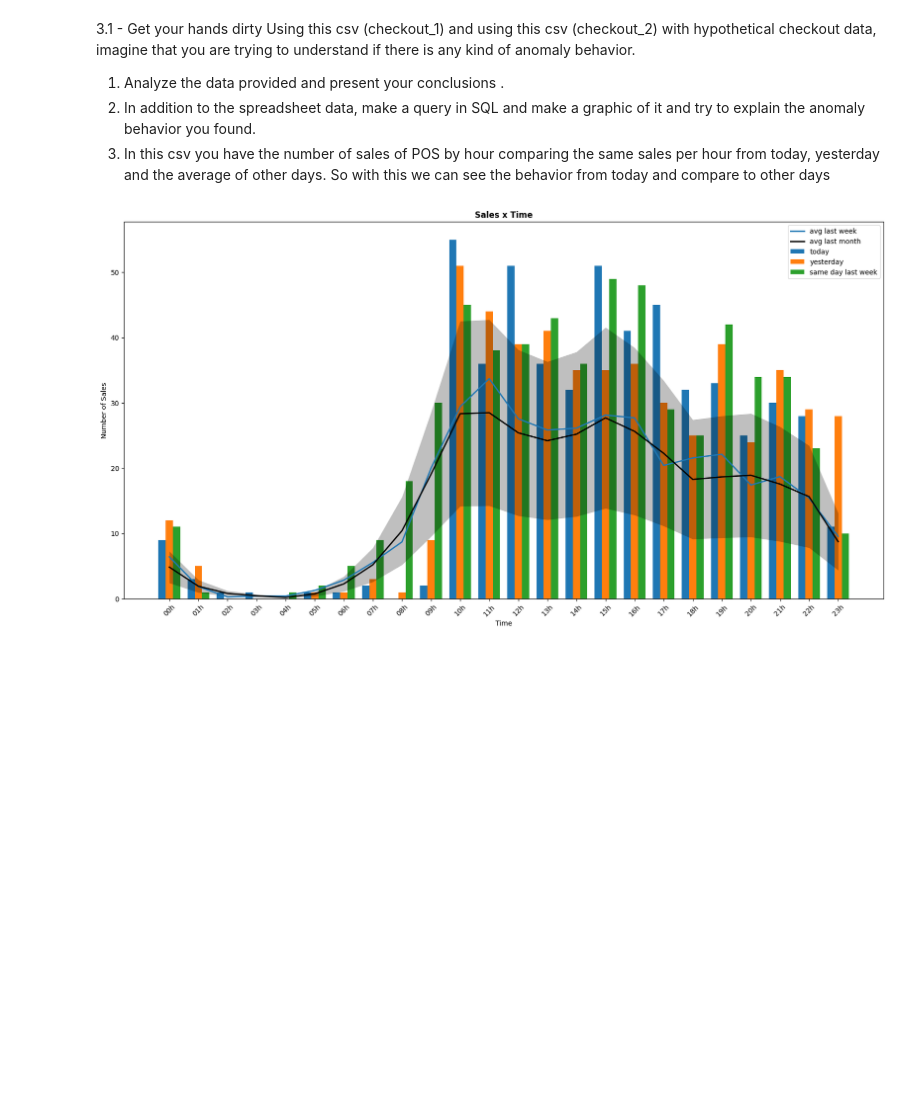
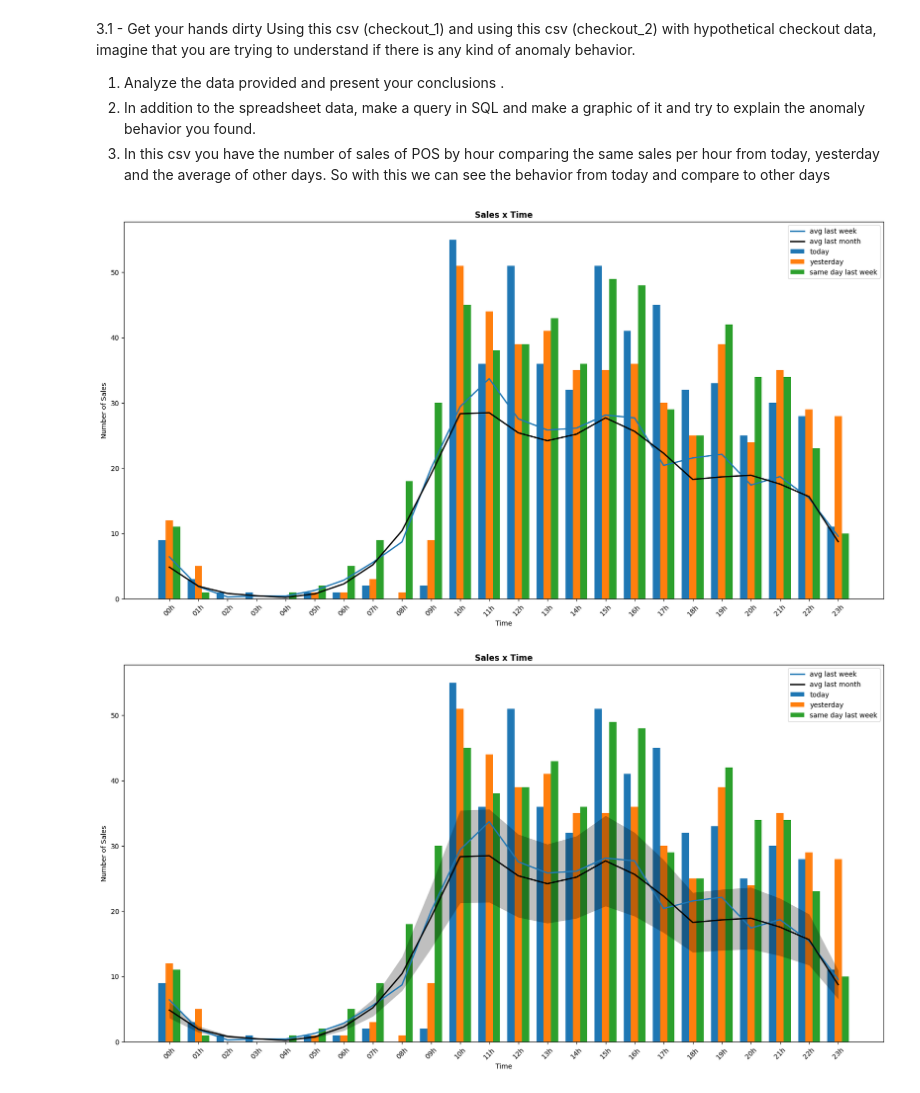
Before and after one commit to pedrofonsecapadilha/CloudWalk_Test, a Jupyter notebook: 3.1-GetYourHandsDirty.ipynb, the cells around one changed output. Drawn from its saved outputs; the diff is of its cells as text; code cells hidden in the pictures; blank space fills up the shorter version.

```diff
--- a/3.1-GetYourHandsDirty.ipynb
+++ b/3.1-GetYourHandsDirty.ipynb
@@ -8,5 +16,5 @@ Using this csv (checkout_1) and using this csv (checkout_2) with hypothetical ch
 # %%
-def sales_analyses(file, tolerance):
+def sales_analyses(file, tolerance=0):
     import pandas as pd
     import matplotlib.pyplot as plt
     import numpy as np
@@ -34,8 +42,8 @@ def sales_analyses(file, tolerance):
     plt.bar(bar3, same_day, width, label="same day last week")
     plt.plot(bar2, avg_last_week, linewidth=2, label="avg last week")
     plt.plot(bar2, avg_last_month, linewidth=2, label="avg last month", color="black")
-    plt.fill_between(bar2, (avg_last_month*(1+tolerance)), (avg_last_month*(1-tolerance)), alpha=0.25, linewidth=0, color="black")
-
+    if tolerance != 0:
+        plt.fill_between(bar2, (avg_last_month*(1+tolerance)), (avg_last_month*(1-tolerance)), alpha=0.25, linewidth=0, color="black")
     plt.title("Sales x Time", fontweight="bold")
     plt.xlabel("Time")
     plt.ylabel("Number of Sales")
@@ -44,7 +52,9 @@ def sales_analyses(file, tolerance):
     plt.legend()
     plt.show()
 # %%
-sales_analyses("checkout_1.csv", 50)
+sales_analyses("checkout_1.csv")
+sales_analyses("checkout_1.csv", 25)
 # %% [output]
-[figure, old version]
+[figure, new version]
+[figure, added]
 # %%
```
Also changed, not shown: parts of 3 cells of this notebook, 7 other files.
